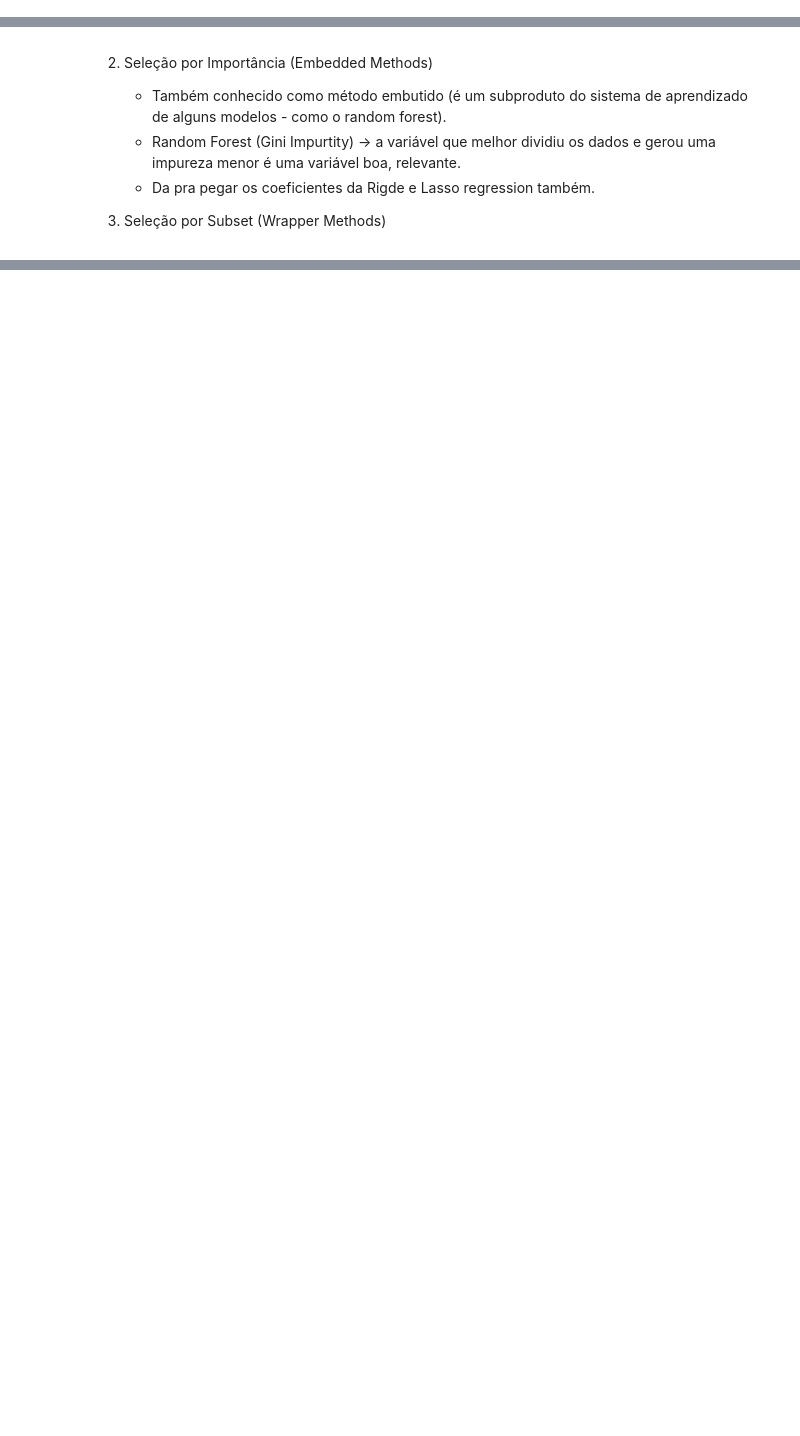
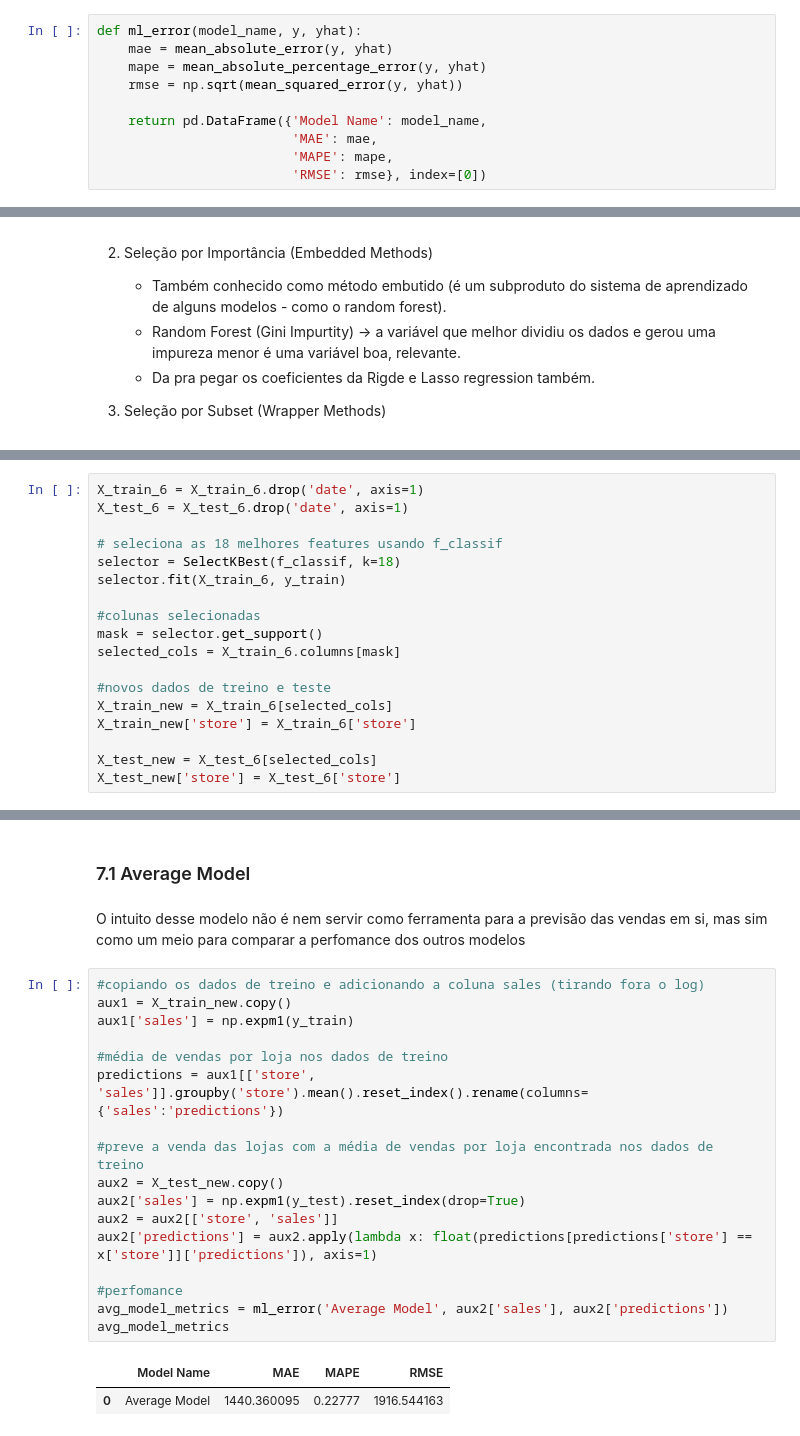
Before and after one commit to AllanCasado/ds_em_producao, a Jupyter notebook: notebooks/rossmann_sales_prediction.ipynb, the cells around one changed output, grey strips where cells are left out. Cells and saved outputs as stored; diff of their text form; blank space fills up the shorter version.

Commit message:
implemented linear models

```diff
--- a/notebooks/rossmann_sales_prediction.ipynb
+++ b/notebooks/rossmann_sales_prediction.ipynb
@@ -55,3 +60,13 @@ def get_categorical_corr(data):
+# %%
+def ml_error(model_name, y, yhat):
+    mae = mean_absolute_error(y, yhat)
+    mape = mean_absolute_percentage_error(y, yhat)
+    rmse = np.sqrt(mean_squared_error(y, yhat))
+
+    return pd.DataFrame({'Model Name': model_name,
+                         'MAE': mae,
+                         'MAPE': mape,
+                         'RMSE': rmse}, index=[0])
 # %% [markdown]
 ## 0.2 Loading data
 # %%
@@ -1744,0 +1694,18 @@ Name: sales, Length: 41396, dtype: float64
+# %%
+X_train_6 = X_train_6.drop('date', axis=1)
+X_test_6 = X_test_6.drop('date', axis=1)
+
+# seleciona as 18 melhores features usando f_classif
+selector = SelectKBest(f_classif, k=18)
+selector.fit(X_train_6, y_train)
+
+#colunas selecionadas
+mask = selector.get_support()
+selected_cols = X_train_6.columns[mask]
+
+#novos dados de treino e teste
+X_train_new = X_train_6[selected_cols]
+X_train_new['store'] = X_train_6['store']
+
+X_test_new = X_test_6[selected_cols]
+X_test_new['store'] = X_test_6['store']
@@ -1744,0 +1775,24 @@ Name: sales, Length: 41396, dtype: float64
+# %% [markdown]
+### 7.1 Average Model
+# %% [markdown]
+O intuito desse modelo não é nem servir como ferramenta para a previsão das vendas em si, mas sim como um meio para comparar a perfomance dos outros modelos
+# %%
+#copiando os dados de treino e adicionando a coluna sales (tirando fora o log)
+aux1 = X_train_new.copy()
+aux1['sales'] = np.expm1(y_train)
+
+#média de vendas por loja nos dados de treino
+predictions = aux1[['store', 'sales']].groupby('store').mean().reset_index().rename(columns={'sales':'predictions'})
+
+#preve a venda das lojas com a média de vendas por loja encontrada nos dados de treino
+aux2 = X_test_new.copy()
+aux2['sales'] = np.expm1(y_test).reset_index(drop=True)
+aux2 = aux2[['store', 'sales']]
+aux2['predictions'] = aux2.apply(lambda x: float(predictions[predictions['store'] == x['store']]['predictions']), axis=1)
+
+#perfomance
+avg_model_metrics = ml_error('Average Model', aux2['sales'], aux2['predictions'])
+avg_model_metrics
+# %% [output]
+|  | Model Name | MAE | MAPE | RMSE |
+| 0 | Average Model | 1440.360095 | 0.22777 | 1916.544163 |
```
Also changed, not shown: parts of 48 cells of this notebook.
